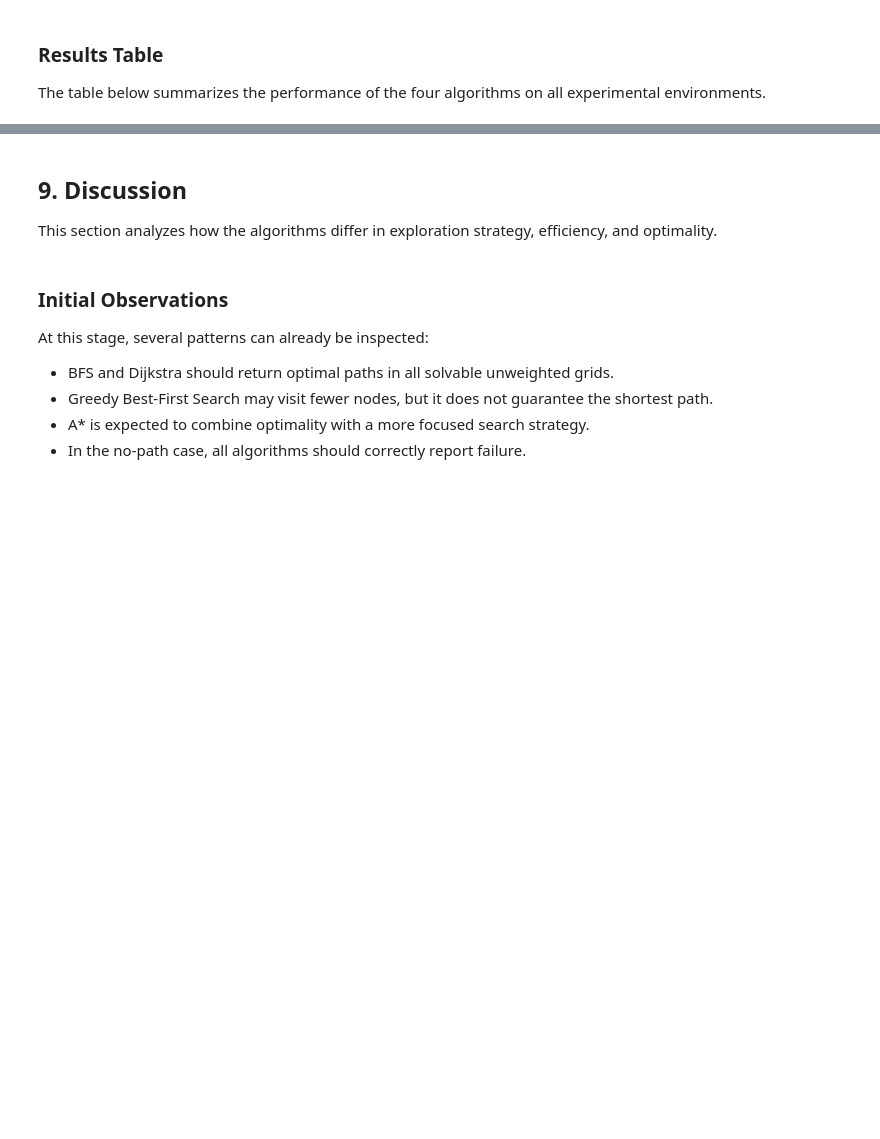
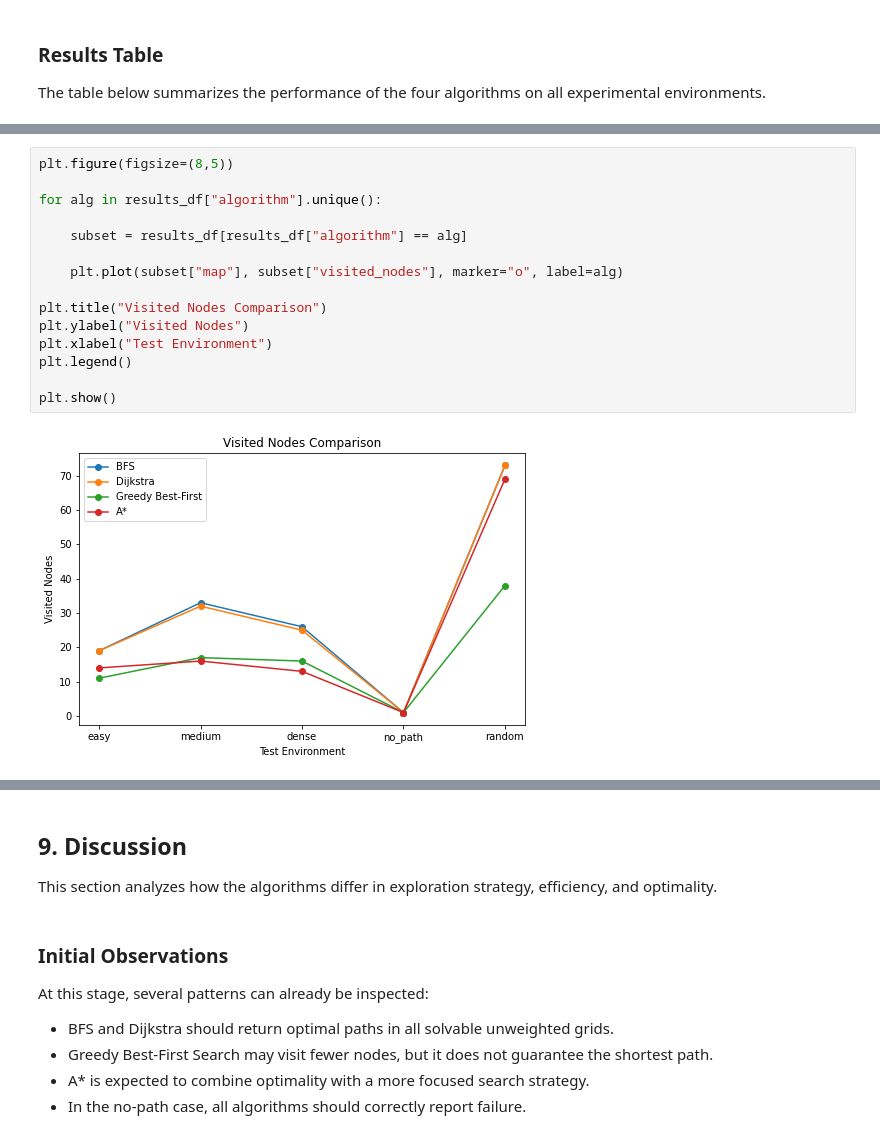
Before and after one commit to looalhadzhiev-max/pathfinding-algorithms-project, a Jupyter notebook: notebooks/pathfinding_analysis.ipynb, the cells around one changed output, grey strips where cells are left out. Drawn from its saved outputs; the diff is of its cells as text; blank space fills up the shorter version.

```diff
--- a/notebooks/pathfinding_analysis.ipynb
+++ b/notebooks/pathfinding_analysis.ipynb
@@ -978,0 +1060,17 @@ results_df.sort_values(by=["map", "algorithm"])
+# %%
+plt.figure(figsize=(8,5))
+
+for alg in results_df["algorithm"].unique():
+
+    subset = results_df[results_df["algorithm"] == alg]
+
+    plt.plot(subset["map"], subset["visited_nodes"], marker="o", label=alg)
+
+plt.title("Visited Nodes Comparison")
+plt.ylabel("Visited Nodes")
+plt.xlabel("Test Environment")
+plt.legend()
+
+plt.show()
+# %% [output]
+[figure, added]
```
Also changed, not shown: parts of 26 cells of this notebook.
